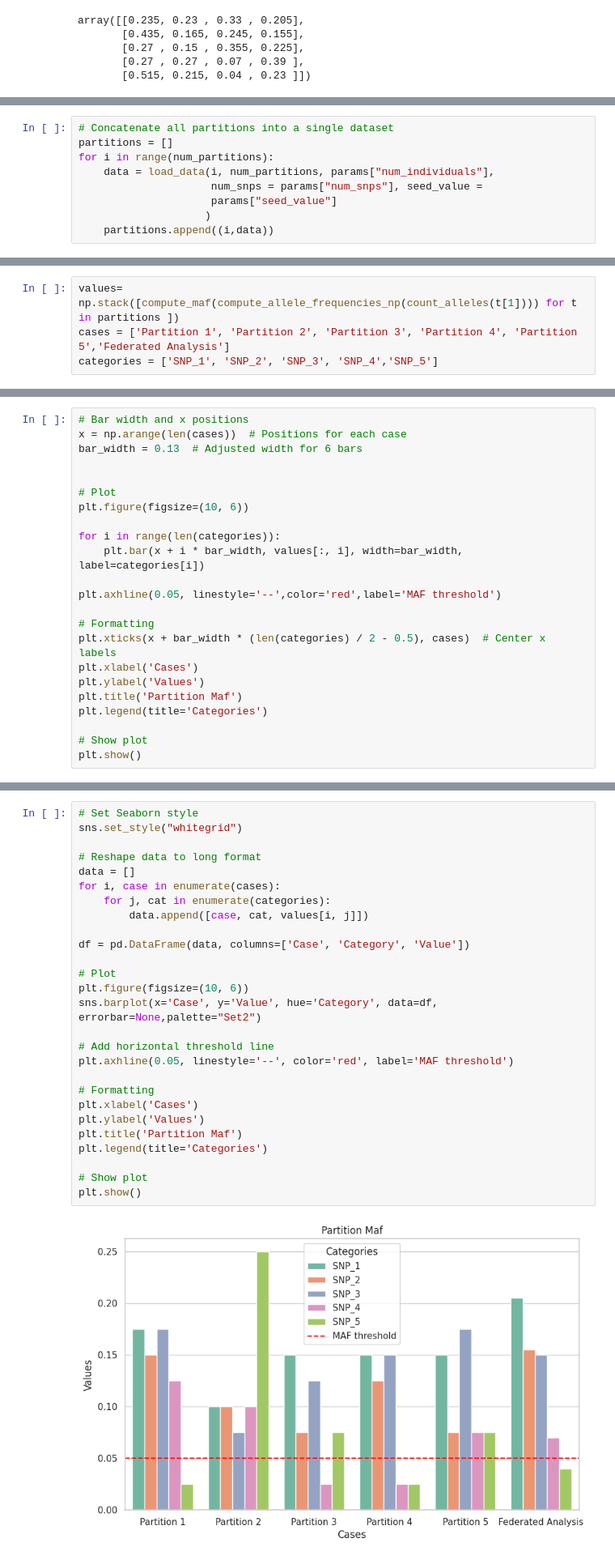
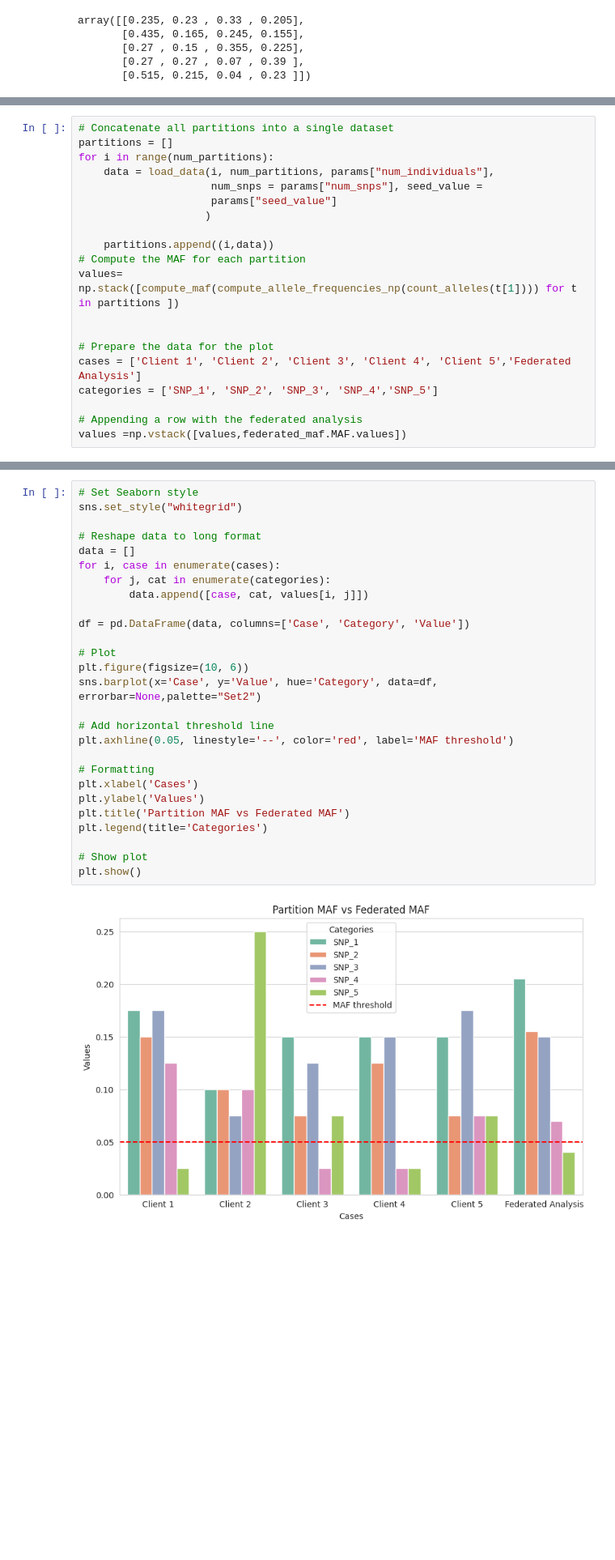
Before and after one commit to IDSIA/FL-Bioinformatics, a Jupyter notebook: MinorAllele/Comparison.ipynb, the cells around one changed output, grey strips where cells are left out. Shown at 81% size. Saved outputs shown, nothing was run; the diff lists cells and outputs as text; blank space fills up the shorter version.

```diff
--- a/MinorAllele/Comparison.ipynb
+++ b/MinorAllele/Comparison.ipynb
@@ -144,4 +107,15 @@ for i in range(num_partitions):
                      num_snps = params["num_snps"], seed_value =
                      params["seed_value"]
                     )
+
     partitions.append((i,data))
+# Compute the MAF for each partition
+values= np.stack([compute_maf(compute_allele_frequencies_np(count_alleles(t[1]))) for t in partitions ])
+
+
+# Prepare the data for the plot
+cases = ['Client 1', 'Client 2', 'Client 3', 'Client 4', 'Client 5','Federated Analysis']
+categories = ['SNP_1', 'SNP_2', 'SNP_3', 'SNP_4','SNP_5']
+
+# Appending a row with the federated analysis
+values =np.vstack([values,federated_maf.MAF.values])
@@ -173,4 +121,0 @@ for part in partitions:
-# %%
-values= np.stack([compute_maf(compute_allele_frequencies_np(count_alleles(t[1]))) for t in partitions ])
-cases = ['Partition 1', 'Partition 2', 'Partition 3', 'Partition 4', 'Partition 5','Federated Analysis']
-categories = ['SNP_1', 'SNP_2', 'SNP_3', 'SNP_4','SNP_5']
@@ -189,23 +121,0 @@ values =np.vstack([values,federated_maf.MAF.values])
-# %%
-# Bar width and x positions
-x = np.arange(len(cases))  # Positions for each case
-bar_width = 0.13  # Adjusted width for 6 bars
-
-
-# Plot
-plt.figure(figsize=(10, 6))
-
-for i in range(len(categories)):
-    plt.bar(x + i * bar_width, values[:, i], width=bar_width, label=categories[i])
-
-plt.axhline(0.05, linestyle='--',color='red',label='MAF threshold')
-
-# Formatting
-plt.xticks(x + bar_width * (len(categories) / 2 - 0.5), cases)  # Center x labels
-plt.xlabel('Cases')
-plt.ylabel('Values')
-plt.title('Partition Maf')
-plt.legend(title='Categories')
-
-# Show plot
-plt.show()
@@ -214,29 +124,29 @@ plt.show()
 # %%
 # Set Seaborn style
 sns.set_style("whitegrid")
 
 # Reshape data to long format
 data = []
 for i, case in enumerate(cases):
     for j, cat in enumerate(categories):
         data.append([case, cat, values[i, j]])
 
 df = pd.DataFrame(data, columns=['Case', 'Category', 'Value'])
 
 # Plot
 plt.figure(figsize=(10, 6))
 sns.barplot(x='Case', y='Value', hue='Category', data=df, errorbar=None,palette="Set2")
 
 # Add horizontal threshold line
 plt.axhline(0.05, linestyle='--', color='red', label='MAF threshold')
 
 # Formatting
 plt.xlabel('Cases')
 plt.ylabel('Values')
-plt.title('Partition Maf')
+plt.title('Partition MAF vs Federated MAF')
 plt.legend(title='Categories')
 
 # Show plot
 plt.show()
 # %% [output]
-[figure, old version]
+[figure, new version]
```
Also changed, not shown: parts of 12 cells of this notebook.
